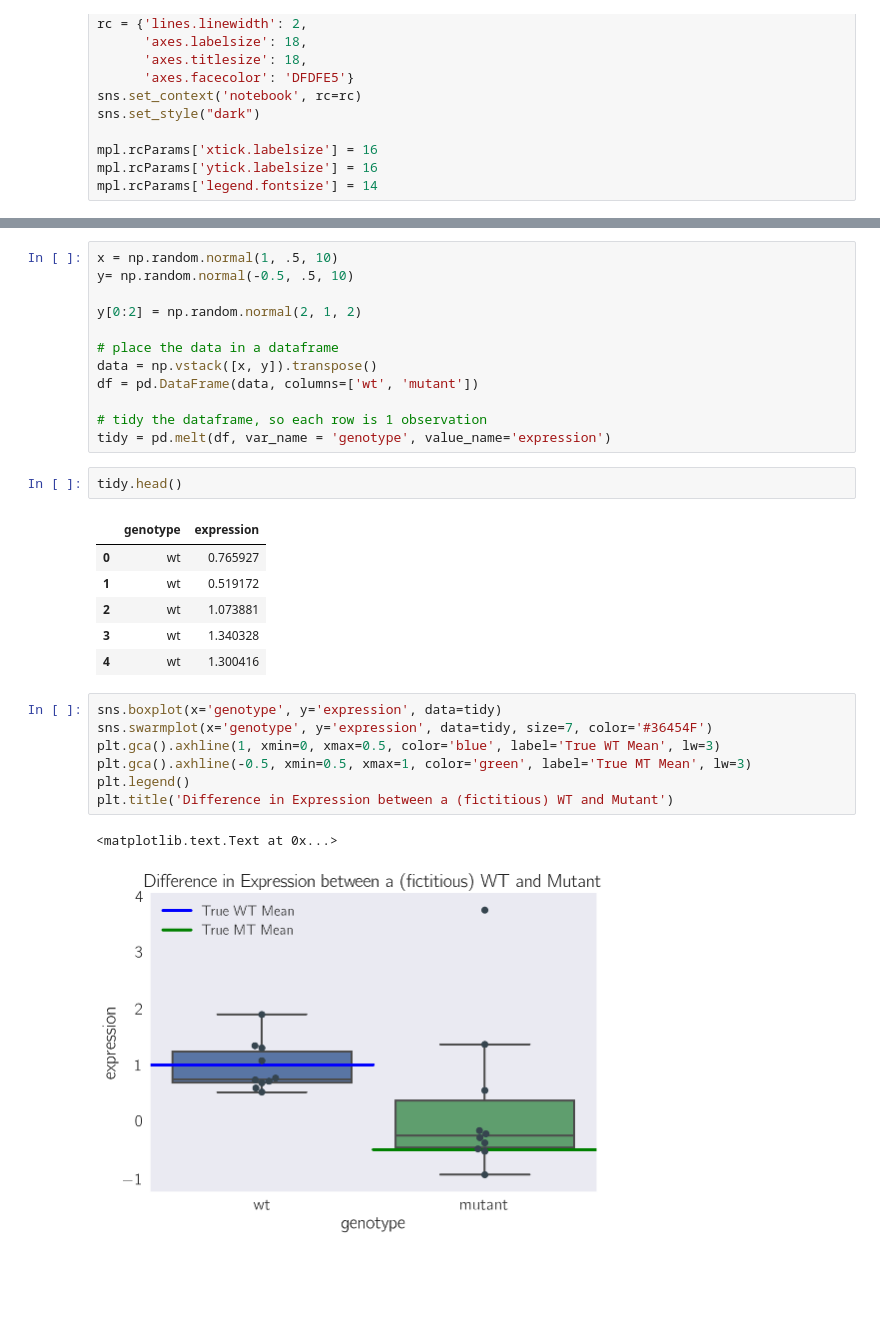
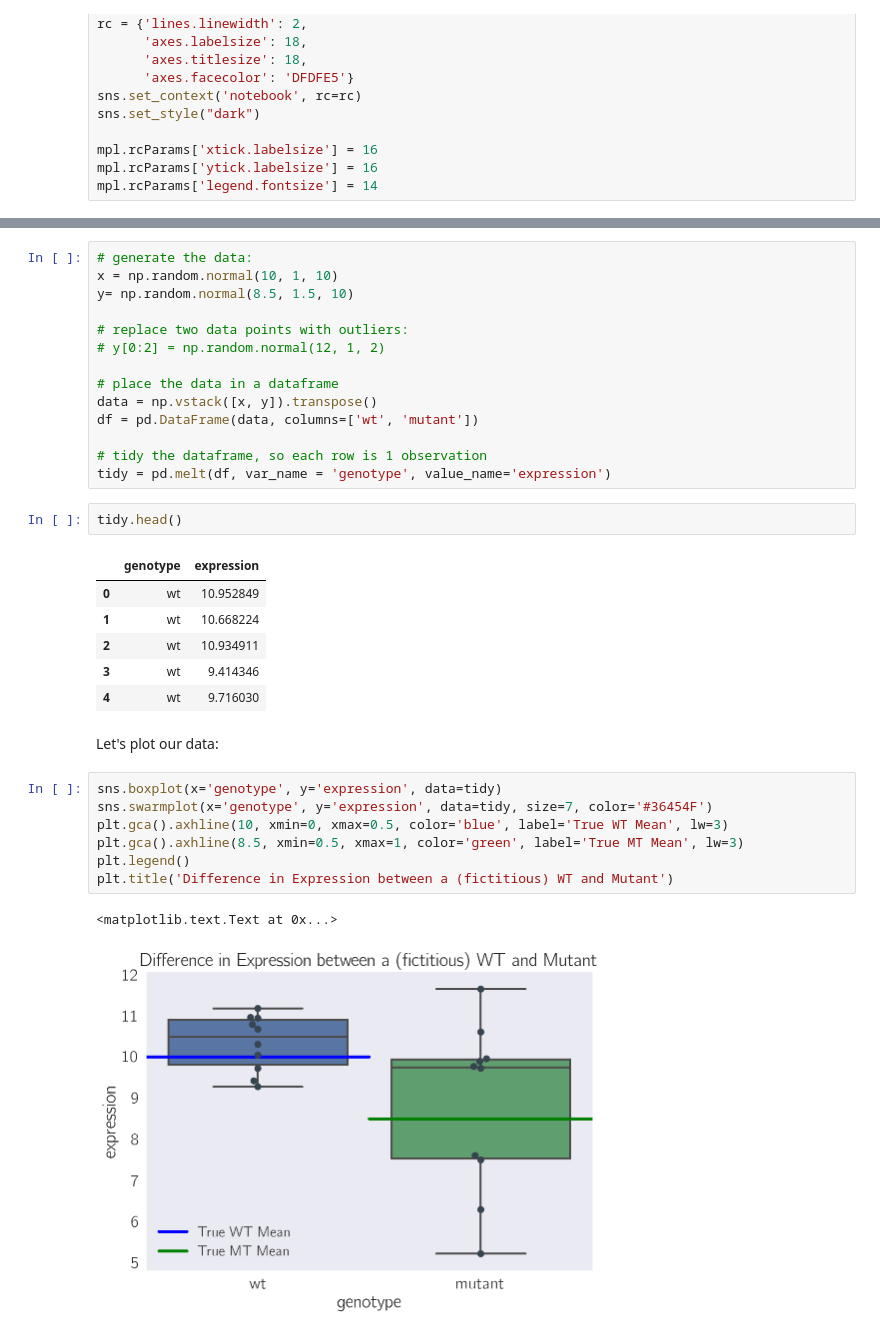
Before and after one commit to WormLabCaltech/mprsq, a Jupyter notebook: src/stats_tutorials/Introduction to Parametric Boostrapping.ipynb, the cells around one changed output, grey strips where cells are left out. Drawn from its saved outputs; the diff is of its cells as text; blank space fills up the shorter version.

```diff
--- a/src/stats_tutorials/Introduction to Parametric Boostrapping.ipynb
+++ b/src/stats_tutorials/Introduction to Parametric Boostrapping.ipynb
@@ -38,8 +56,10 @@ mpl.rcParams['legend.fontsize'] = 14
 # %%
-x = np.random.normal(1, .5, 10)
-y= np.random.normal(-0.5, .5, 10)
+# generate the data:
+x = np.random.normal(10, 1, 10)
+y= np.random.normal(8.5, 1.5, 10)
 
-y[0:2] = np.random.normal(2, 1, 2)
+# replace two data points with outliers:
+# y[0:2] = np.random.normal(12, 1, 2)
 
 # place the data in a dataframe
 data = np.vstack([x, y]).transpose()
@@ -51,18 +71,20 @@ tidy = pd.melt(df, var_name = 'genotype', value_name='expression')
 tidy.head()
 # %% [output]
 |  | genotype | expression |
-| 0 | wt | 0.765927 |
-| 1 | wt | 0.519172 |
-| 2 | wt | 1.073881 |
-| 3 | wt | 1.340328 |
-| 4 | wt | 1.300416 |
+| 0 | wt | 10.952849 |
+| 1 | wt | 10.668224 |
+| 2 | wt | 10.934911 |
+| 3 | wt | 9.414346 |
+| 4 | wt | 9.716030 |
+# %% [markdown]
+Let's plot our data:
 # %%
 sns.boxplot(x='genotype', y='expression', data=tidy)
 sns.swarmplot(x='genotype', y='expression', data=tidy, size=7, color='#36454F')
-plt.gca().axhline(1, xmin=0, xmax=0.5, color='blue', label='True WT Mean', lw=3)
-plt.gca().axhline(-0.5, xmin=0.5, xmax=1, color='green', label='True MT Mean', lw=3)
+plt.gca().axhline(10, xmin=0, xmax=0.5, color='blue', label='True WT Mean', lw=3)
+plt.gca().axhline(8.5, xmin=0.5, xmax=1, color='green', label='True MT Mean', lw=3)
 plt.legend()
 plt.title('Difference in Expression between a (fictitious) WT and Mutant')
 # %% [output]
 <matplotlib.text.Text at 0x...>
-[figure, old version]
+[figure, new version]
```
Also changed, not shown: parts of 21 cells of this notebook, 4 other files.
